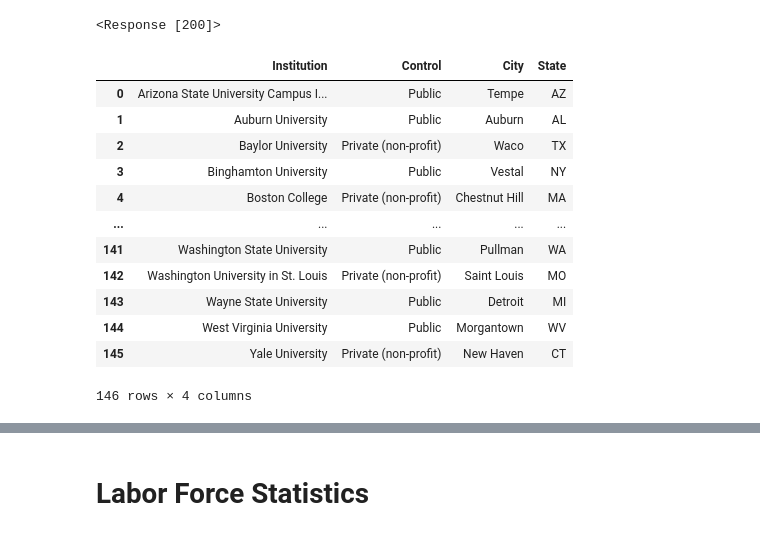
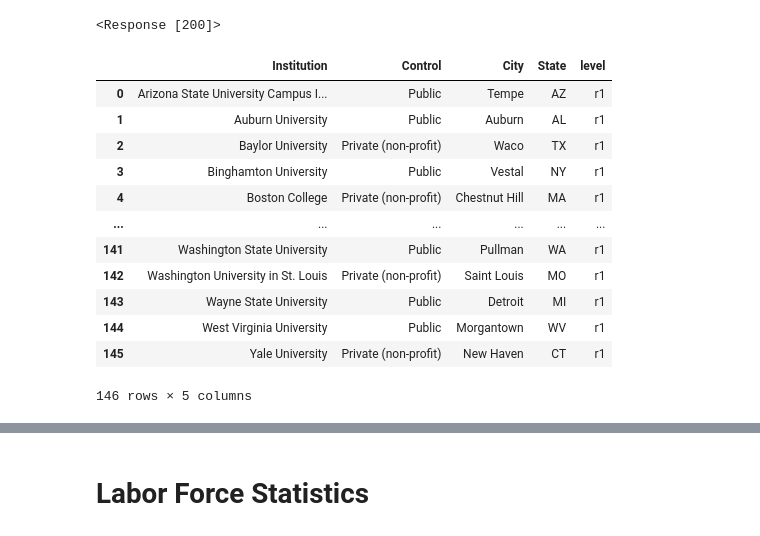
Before and after one commit to mhk9c/patents22, a Jupyter notebook: DataWork/Data_Collection_tc.ipynb, the cells around one changed output, grey strips where cells are left out. Cells and saved outputs as stored; diff of their text form; code cells hidden in the pictures.

```diff
--- a/DataWork/Data_Collection_tc.ipynb
+++ b/DataWork/Data_Collection_tc.ipynb
@@ -27,22 +27,23 @@ r1table = myhtml.find('table',{'class':"wikitable"})
 # %%
 r1=pd.read_html(str(r1table))
 # convert list to dataframe
 r1=pd.DataFrame(r1[0])
+r1['level'] = 'r1'
 r1
 # %% [output]
-|  | Institution | Control | City | State |
-| 0 | Arizona State University Campus I... | Public | Tempe | AZ |
-| 1 | Auburn University | Public | Auburn | AL |
-| 2 | Baylor University | Private (non-profit) | Waco | TX |
-| 3 | Binghamton University | Public | Vestal | NY |
-| 4 | Boston College | Private (non-profit) | Chestnut Hill | MA |
-| ... | ... | ... | ... | ... |
-| 141 | Washington State University | Public | Pullman | WA |
-| 142 | Washington University in St. Louis | Private (non-profit) | Saint Louis | MO |
-| 143 | Wayne State University | Public | Detroit | MI |
-| 144 | West Virginia University | Public | Morgantown | WV |
-| 145 | Yale University | Private (non-profit) | New Haven | CT |
+|  | Institution | Control | City | State | level |
+| 0 | Arizona State University Campus I... | Public | Tempe | AZ | r1 |
+| 1 | Auburn University | Public | Auburn | AL | r1 |
+| 2 | Baylor University | Private (non-profit) | Waco | TX | r1 |
+| 3 | Binghamton University | Public | Vestal | NY | r1 |
+| 4 | Boston College | Private (non-profit) | Chestnut Hill | MA | r1 |
+| ... | ... | ... | ... | ... | ... |
+| 141 | Washington State University | Public | Pullman | WA | r1 |
+| 142 | Washington University in St. Louis | Private (non-profit) | Saint Louis | MO | r1 |
+| 143 | Wayne State University | Public | Detroit | MI | r1 |
+| 144 | West Virginia University | Public | Morgantown | WV | r1 |
+| 145 | Yale University | Private (non-profit) | New Haven | CT | r1 |
-146 rows × 4 columns
+146 rows × 5 columns
 # %%
 tables = myhtml.find_all('table',{'class':"wikitable"})
 all=pd.read_html(str(tables))
```
Also changed, not shown: parts of 22 cells of this notebook.
